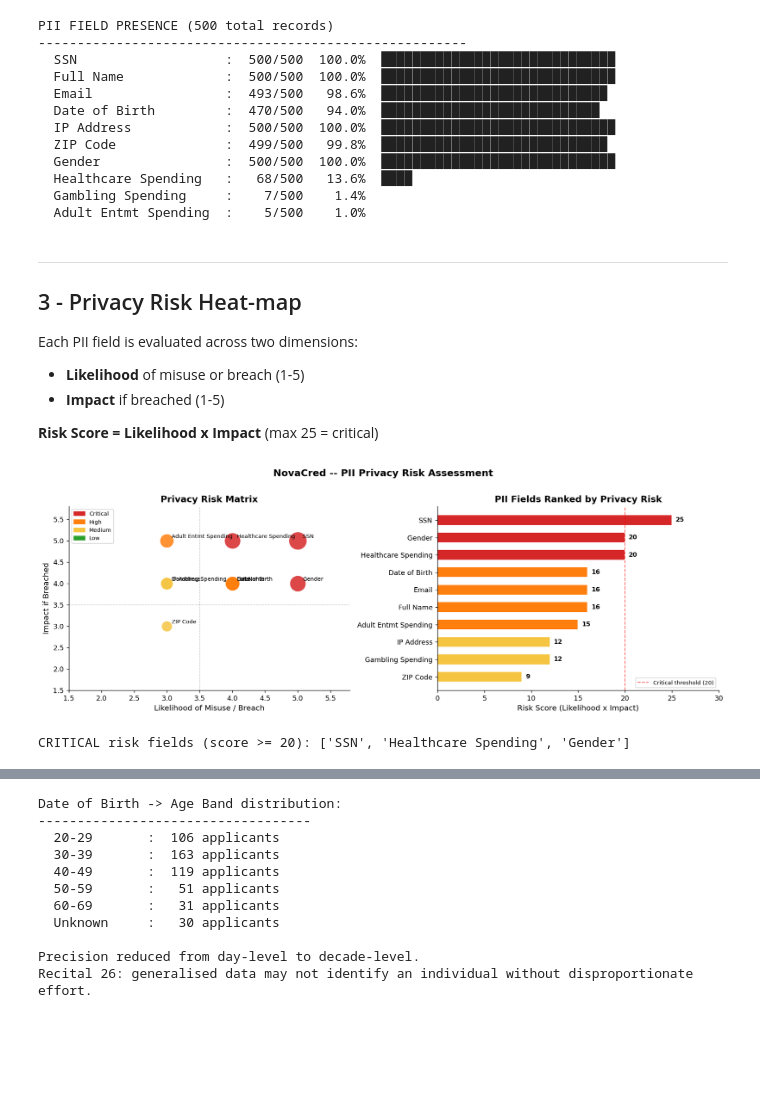
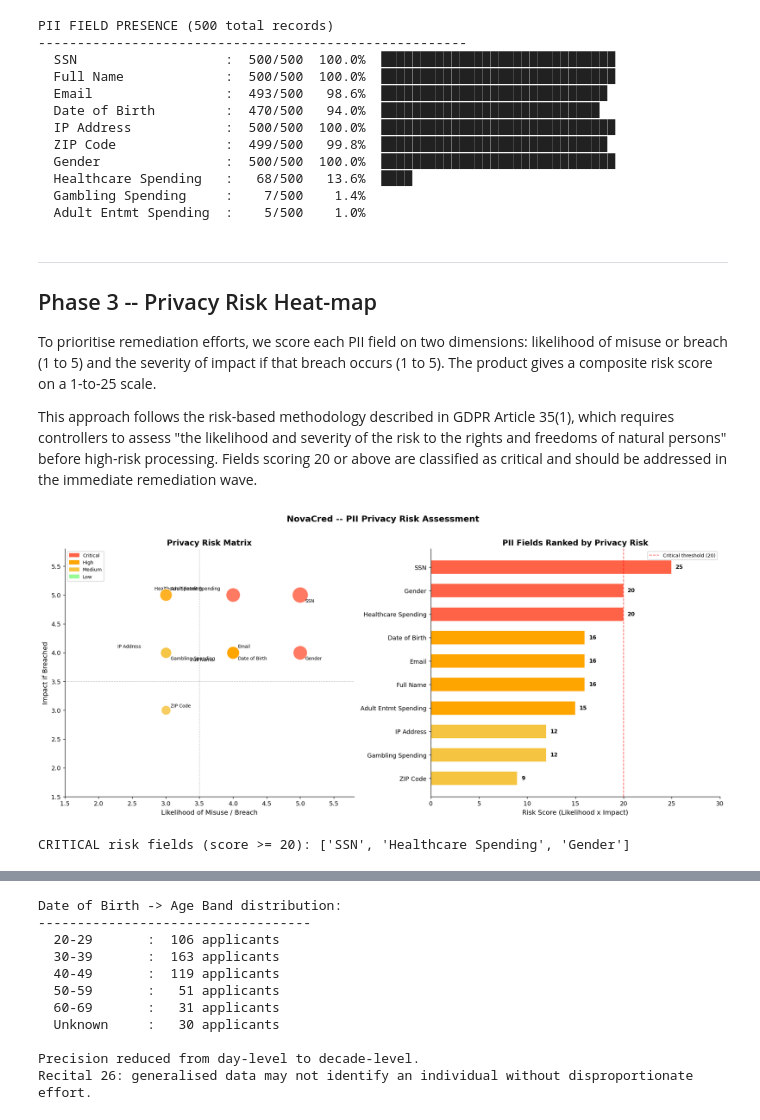
Before and after one commit to leobbaroni/Team13_DEGO_Repo, a Jupyter notebook: notebooks/03-privacy-demo.ipynb, the cells around one changed output, grey strips where cells are left out. Drawn from its saved outputs; the diff is of its cells as text; code cells hidden in the pictures; blank space fills up the shorter version.

```diff
--- a/notebooks/03-privacy-demo.ipynb
+++ b/notebooks/03-privacy-demo.ipynb
@@ -41,7 +43,7 @@ plt.rcParams.update({
     'axes.labelsize': 11,
 })
 
-cmap = {'Critical':'tomato','High':'orange','Medium':'lemon','Low':'mint'}
+cmap = {'Critical': 'tomato', 'High': 'orange', 'Medium': '#f5c542', 'Low': '#98fb98'}
 print('Libraries loaded')
 # %% [output]
 Libraries loaded
@@ -54,6 +50,6 @@ print(os.getcwd())
 # %%
 # Load cleaned dataset produced by the Data Engineer (notebook 01)
-df = pd.read_csv('clean_credit_applications.csv')
+df = pd.read_csv('../data/clean_credit_applications.csv')
 print(f'Dataset: {df.shape[0]:,} records x {df.shape[1]} columns')
 print(f'Columns: {list(df.columns)}')
 # %% [output]
@@ -175,13 +174,11 @@ PII FIELD PRESENCE (500 total records)
   Adult Entmt Spending  :    5/500    1.0%
 # %% [markdown]
 ---
-## 3 - Privacy Risk Heat-map
+## Phase 3 -- Privacy Risk Heat-map
 
-Each PII field is evaluated across two dimensions:
-- **Likelihood** of misuse or breach (1-5)
-- **Impact** if breached (1-5)
+To prioritise remediation efforts, we score each PII field on two dimensions: likelihood of misuse or breach (1 to 5) and the severity of impact if that breach occurs (1 to 5). The product gives a composite risk score on a 1-to-25 scale.
 
-**Risk Score = Likelihood x Impact** (max 25 = critical)
+This approach follows the risk-based methodology described in GDPR Article 35(1), which requires controllers to assess "the likelihood and severity of the risk to the rights and freedoms of natural persons" before high-risk processing. Fields scoring 20 or above are classified as critical and should be addressed in the immediate remediation wave.
 # %%
 risk_data = [
     ('SSN',                   5, 5),
@@ -202,49 +199,66 @@ df_risk['Level'] = pd.cut(df_risk['Risk Score'],
     bins=[0, 8, 14, 19, 26],
     labels=['Low', 'Medium', 'High', 'Critical'])
 
-fig, axes = plt.subplots(1, 2, figsize=(14, 5))
+fig, axes = plt.subplots(1, 2, figsize=(16, 7))
 
-# Scatter risk matrix
+# Scatter risk matrix -- with manual offsets to avoid label overlap
 ax = axes[0]
+
+# Define per-field annotation offsets so labels do not collide
+label_offsets = {
+    'SSN':                  (8, -12),
+    'Healthcare Spending':  (-130, 8),
+    'Gender':               (8, -12),
+    'Adult Entmt Spending': (8, 8),
+    'Full Name':            (-70, -14),
+    'Email':                (8, 8),
+    'Date of Birth':        (8, -12),
+    'Gambling Spending':    (8, -12),
+    'IP Address':           (-80, 8),
+    'ZIP Code':             (8, 5),
+}
+
 for _, row in df_risk.iterrows():
     c = cmap[row['Level']]
     ax.scatter(row['Likelihood'], row['Impact'],
-               s=row['Risk Score']*28, color=c, alpha=0.85,
+               s=row['Risk Score'] * 28, color=c, alpha=0.85,
                edgecolors='white', linewidth=1.2, zorder=3)
+    offset = label_offsets.get(row['Field'], (8, 5))
     ax.annotate(row['Field'], (row['Likelihood'], row['Impact']),
-                textcoords='offset points', xytext=(7, 4), fontsize=8)
+                textcoords='offset points', xytext=offset, fontsize=7.5)
+
 ax.axhline(3.5, color='grey', lw=0.8, ls='--', alpha=0.5)
 ax.axvline(3.5, color='grey', lw=0.8, ls='--', alpha=0.5)
 ax.set_xlim(1.5, 5.8); ax.set_ylim(1.5, 5.8)
 ax.set_xlabel('Likelihood of Misuse / Breach')
 ax.set_ylabel('Impact if Breached')
 ax.set_title('Privacy Risk Matrix', fontweight='bold')
 patches = [mpatches.Patch(color=v, label=k) for k, v in cmap.items()]
 ax.legend(handles=patches, loc='upper left', fontsize=8)
 
 # Ranked bar
 ax2 = axes[1]
 df_s = df_risk.sort_values('Risk Score', ascending=True)
 colours = [cmap[l] for l in df_s['Level']]
 bars = ax2.barh(df_s['Field'], df_s['Risk Score'], color=colours, edgecolor='white', height=0.6)
 ax2.set_xlabel('Risk Score (Likelihood x Impact)')
 ax2.set_title('PII Fields Ranked by Privacy Risk', fontweight='bold')
 ax2.set_xlim(0, 30)
 for bar, score in zip(bars, df_s['Risk Score']):
-    ax2.text(score + 0.4, bar.get_y() + bar.get_height()/2,
+    ax2.text(score + 0.4, bar.get_y() + bar.get_height() / 2,
              str(score), va='center', fontsize=9, fontweight='bold')
 ax2.axvline(20, color='red', lw=1.2, ls='--', alpha=0.6, label='Critical threshold (20)')
 ax2.legend(fontsize=8)
 
 plt.suptitle('NovaCred -- PII Privacy Risk Assessment', fontsize=14, fontweight='bold', y=1.01)
 plt.tight_layout()
-plt.savefig('privacy_risk_heatmap.png', bbox_inches='tight')
+plt.savefig('../reports/privacy_risk_heatmap.png', bbox_inches='tight')
 plt.show()
 
 critical = df_risk[df_risk['Risk Score'] >= 20]['Field'].tolist()
 print(f'CRITICAL risk fields (score >= 20): {critical}')
 # %% [output]
-[figure, old version]
+[figure, new version]
 CRITICAL risk fields (score >= 20): ['SSN', 'Healthcare Spending', 'Gender']
 # %% [markdown]
 ---
```
Also changed, not shown: parts of 19 cells of this notebook, 5 other files.
